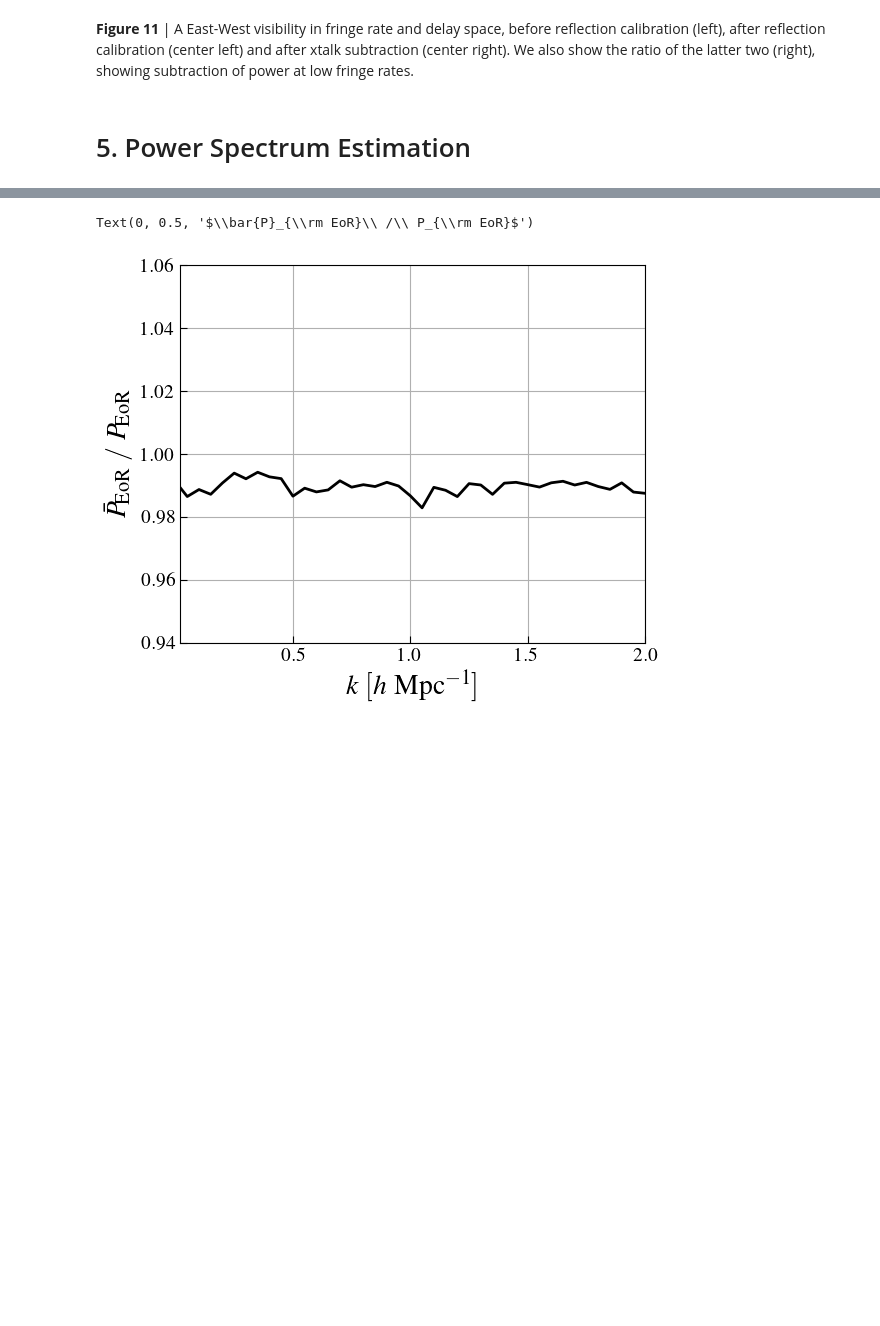
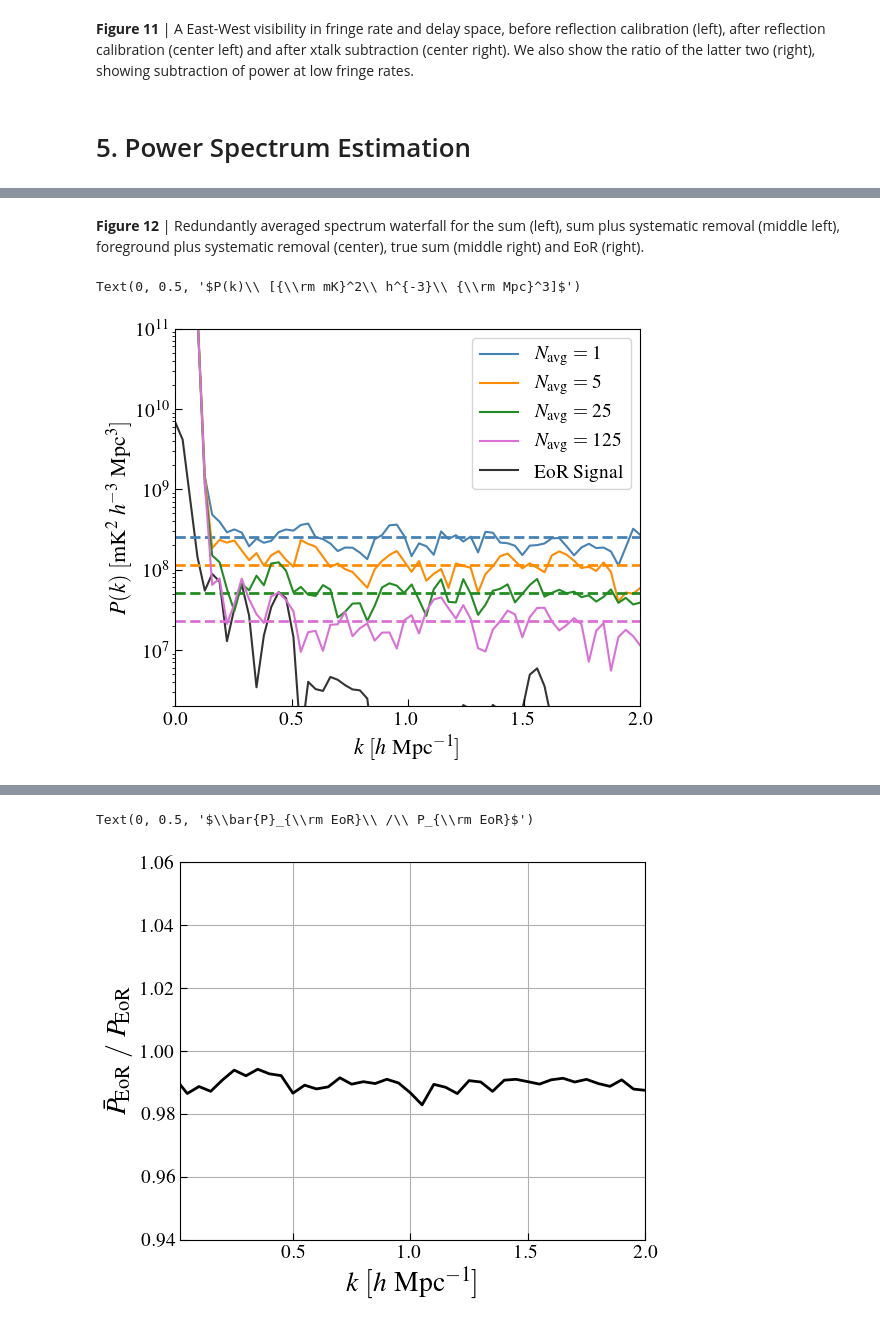
Before and after one commit to HERA-Team/hera-validation, a Jupyter notebook: test-series/4/test-4.0.0c.ipynb, the cells around one changed output, grey strips where cells are left out. Drawn from its saved outputs; the diff is of its cells as text; code cells hidden in the pictures; blank space fills up the shorter version.

Commit message:
pre-submission test4 draft 	modified:   test-4.0.0c.ipynb

```diff
--- a/test-series/4/test-4.0.0c.ipynb
+++ b/test-series/4/test-4.0.0c.ipynb
@@ -1376,0 +912,35 @@ eor_cv = np.array(eor_cv) / eff_dof
+# %% [markdown]
+__Figure 12__ | Redundantly averaged spectrum waterfall for the sum (left), sum plus systematic removal (middle left), foreground plus systematic removal (center), true sum (middle right) and EoR (right).
+# %%
+fig, ax = plt.subplots(figsize=(6, 5), dpi=100)
+ax.tick_params(labelsize=14, direction='in', size=5)
+uvp = uvps_rm[0]
+lsts, times = np.unique(uvp.lst_avg_array) * 12 / np.pi, np.unique(uvp.time_avg_array)
+uvp = uvp.select(times=times[(lsts > 1.5) & (lsts < 2.5)], inplace=False)
+blps = [blp for blp in uvp.get_blpairs() if (blp[0] != blp[1]) & (uvp.get_integrations((0,blp,'I')).max() > 0)]
+ks = uvp.get_kparas(1)
+colors = ['steelblue', 'darkorange', 'forestgreen', 'orchid']
+
+for i, N in enumerate([1, 5, 25, 125]):
+    u = uvp.select(blpairs=blps[:N], inplace=False)
+    u.average_spectra(blpair_groups=[u.get_blpairs()], error_weights='P_N')
+    ax.plot(ks, np.mean(np.abs(np.real(u.data_array[1][:, :, 0])), axis=0), c=colors[i],
+            label=r'$N_{{\rm avg}}={}$'.format(N))
+    ax.axhline(u.stats_array['P_N'][1].mean() * np.sqrt(2 / np.pi), c=colors[i], ls='--', lw=2)
+    # see Sec 5 of Kern+2020a for reason for sqrt(2/pi) factor here
+
+uvp = uvps_eor[0].select(times=times[(lsts > 1.5) & (lsts < 2.5)], inplace=False)
+uvp.average_spectra(time_avg=True, inplace=True)
+ax.plot(ks, uvp.data_array[1][0, :, 0].real, c='k', alpha=0.8, lw=1.5, label='EoR Signal', zorder=0)
+
+ax.set_xlim(0, 2)
+ax.set_ylim(2e6, 1e11)
+ax.set_yscale('log')
+ax.legend(fontsize=14)
+ax.set_xlabel(r'$k\ [h\ {\rm Mpc}^{-1}]$', fontsize=16)
+ax.set_ylabel(r'$P(k)\ [{\rm mK}^2\ h^{-3}\ {\rm Mpc}^3]$', fontsize=16)
+
+#fig.savefig("plots/test4_noise_integration.pdf", dpi=100, bbox_inches='tight')
+# %% [output]
+Text(0, 0.5, '$P(k)\\ [{\\rm mK}^2\\ h^{-3}\\ {\\rm Mpc}^3]$')
+[figure, added]
```
Also changed, not shown: parts of 91 cells of this notebook.
